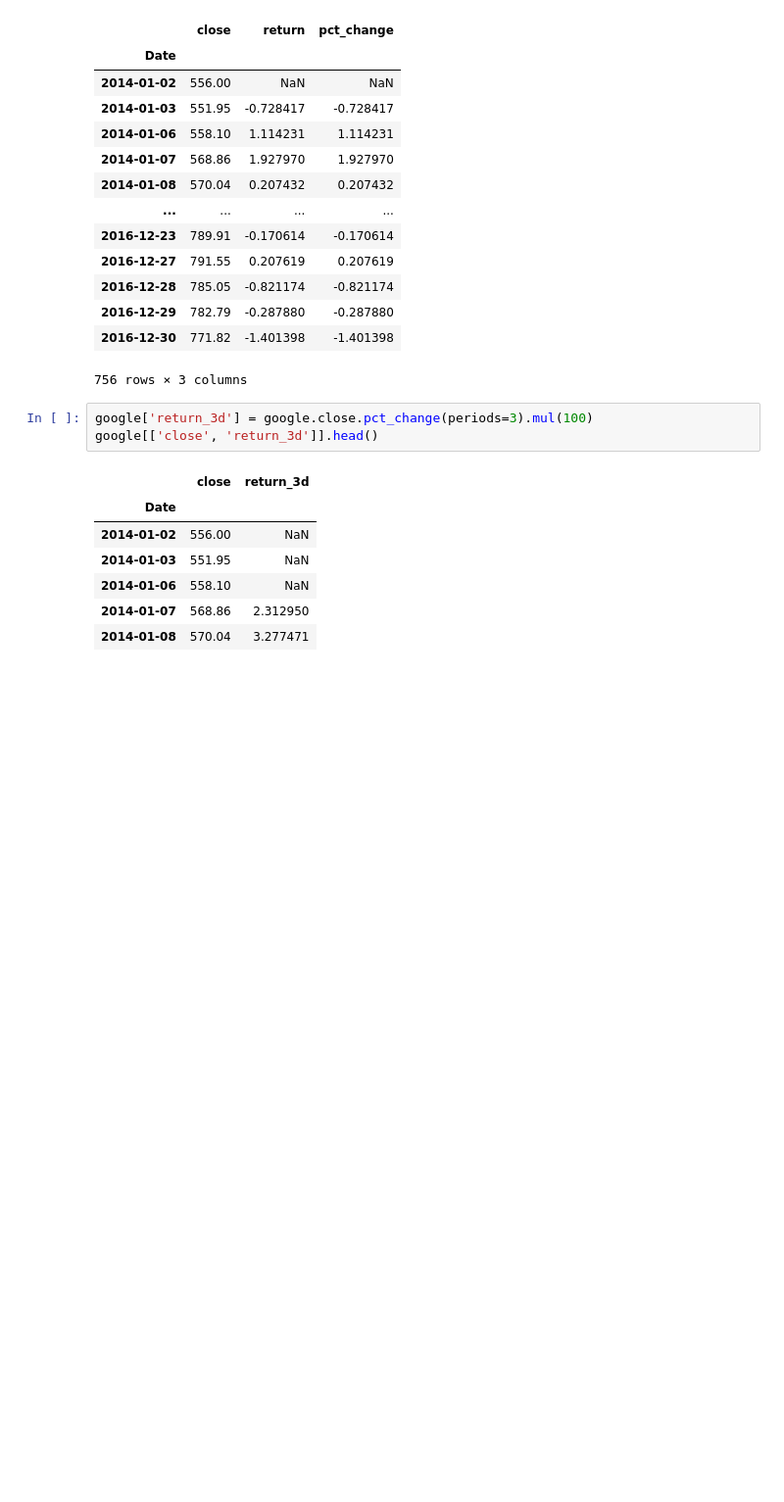
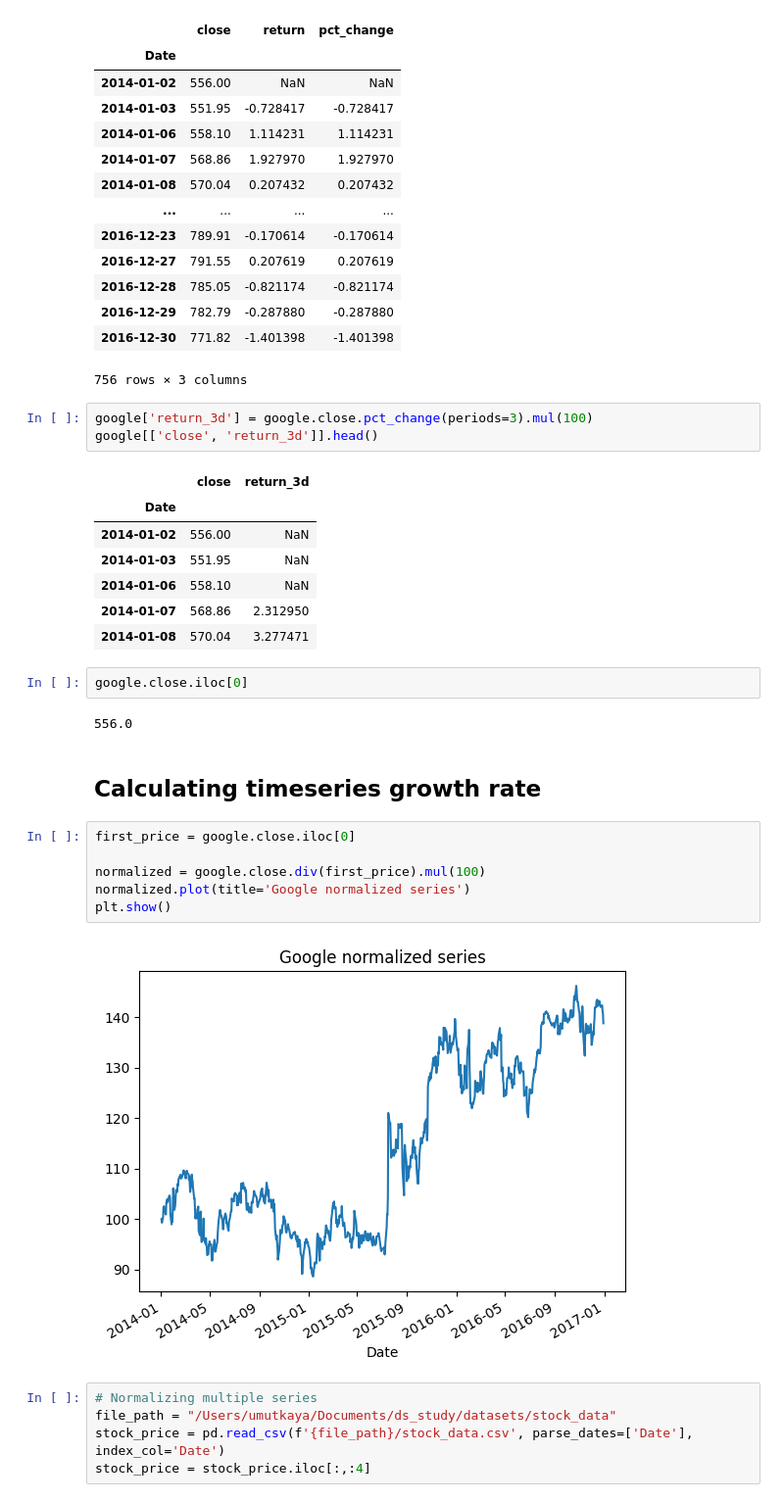
Before and after one commit to umutky/ds_study, a Jupyter notebook: timeseries.ipynb, the cells around one changed output. Shown at 98% size. Saved outputs shown, nothing was run; the diff lists cells and outputs as text; blank space fills up the shorter version.

```diff
--- a/timeseries.ipynb
+++ b/timeseries.ipynb
@@ -345,3 +345,22 @@ google[['close', 'return_3d']].head()
 | 2014-01-06 | 558.10 | NaN |
 | 2014-01-07 | 568.86 | 2.312950 |
 | 2014-01-08 | 570.04 | 3.277471 |
+# %%
+google.close.iloc[0]
+# %% [output]
+556.0
+# %% [markdown]
+## Calculating timeseries growth rate
+# %%
+first_price = google.close.iloc[0]
+
+normalized = google.close.div(first_price).mul(100)
+normalized.plot(title='Google normalized series')
+plt.show()
+# %% [output]
+[figure, added]
+# %%
+# Normalizing multiple series
+file_path = "/Users/umutkaya/Documents/ds_study/datasets/stock_data"
+stock_price = pd.read_csv(f'{file_path}/stock_data.csv', parse_dates=['Date'], index_col='Date')
+stock_price = stock_price.iloc[:,:4]
```
Also changed, not shown: parts of 6 cells of this notebook, 25 other files.
